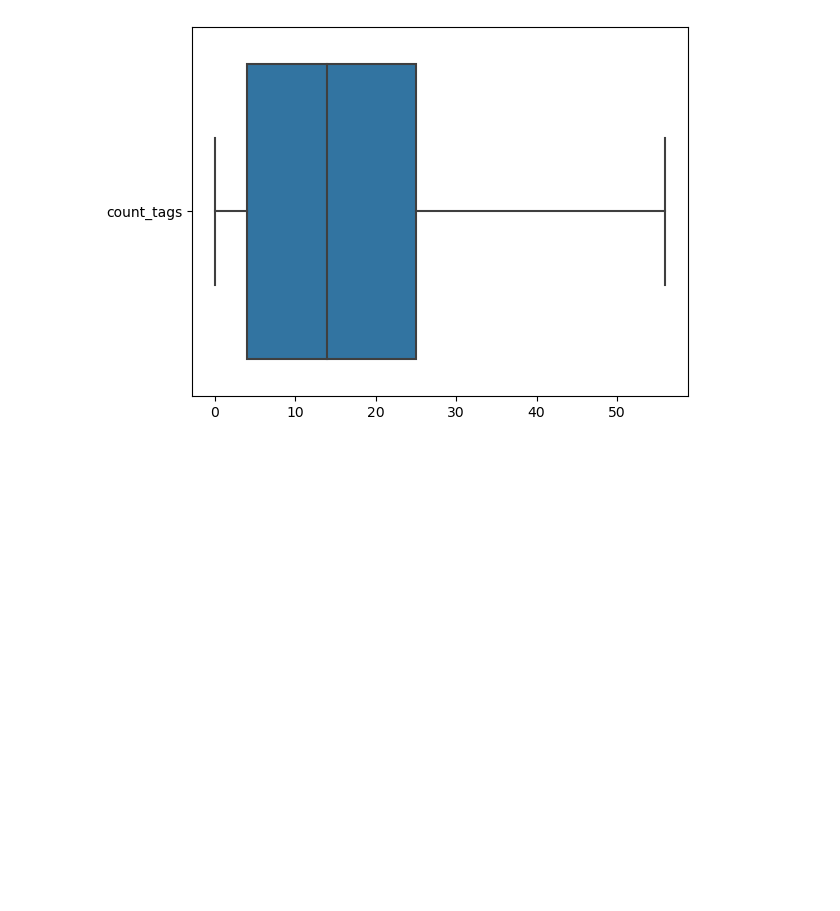
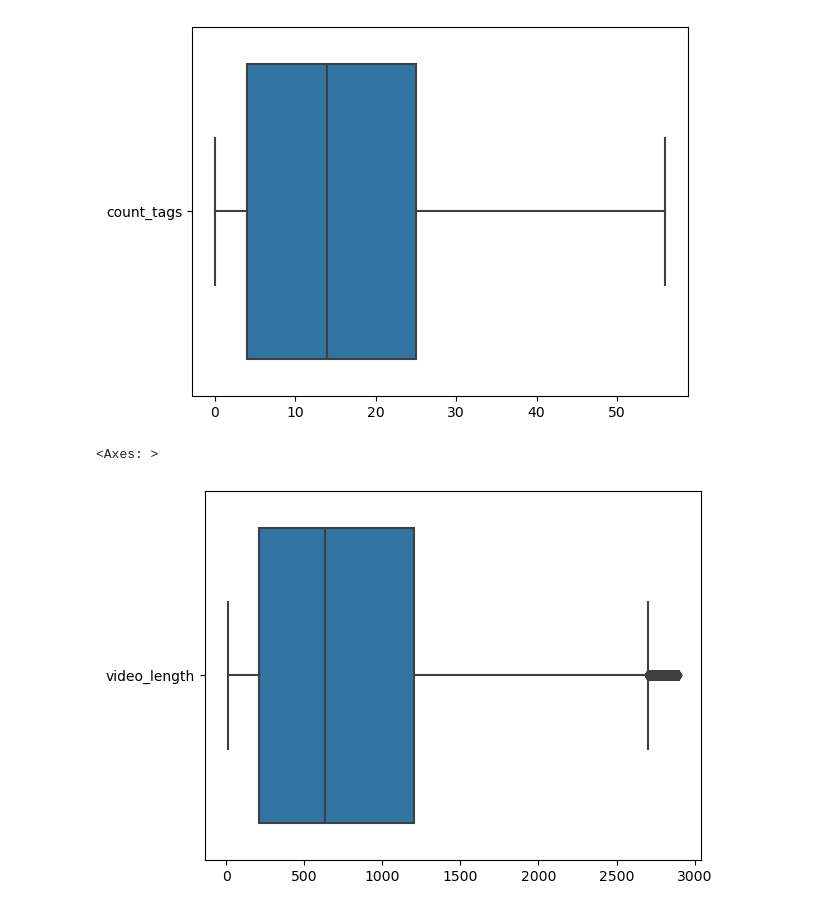
Before and after one commit to feliciahxy/SC1015-DSAI-project, a Jupyter notebook: EDA/Felicia.ipynb, the cells around one changed output. Cells and saved outputs as stored; diff of their text form; code cells hidden in the pictures; blank space fills up the shorter version.

```diff
--- a/EDA/Felicia.ipynb
+++ b/EDA/Felicia.ipynb
@@ -87,3 +87,11 @@ sb.boxplot(data = tags, orient = "h")
 # %% [output]
 <Axes: >
 [figure]
+# %%
+# video length
+length = youtube_video_data[youtube_video_data['video_length'] > 0]['video_length']
+length = pd.DataFrame(removeoutlier(length))
+sb.boxplot(data = length, orient = "h")
+# %% [output]
+<Axes: >
+[figure, added]
```
Also changed, not shown: parts of 1 cell of this notebook.
